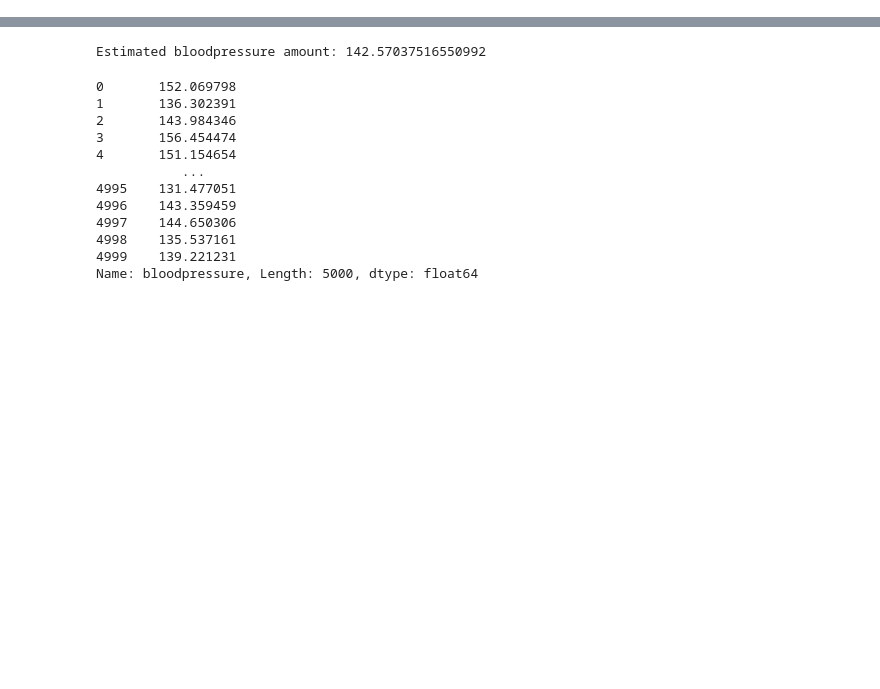
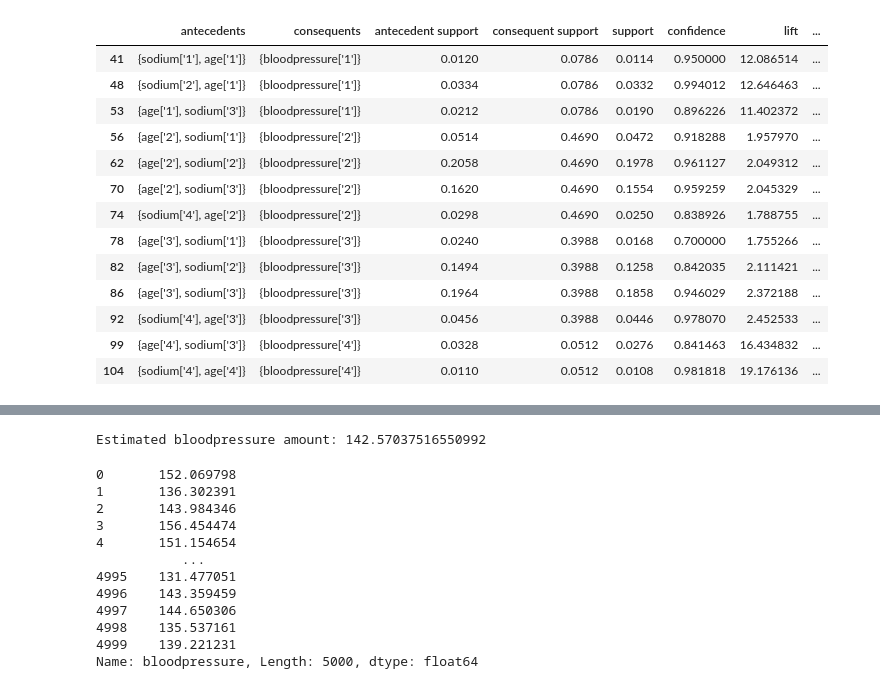
Before and after one commit to joseffaghihi/GenericCausalFuzzy, a Jupyter notebook: Generic_Fuzzy_.ipynb, the cells around one changed output, grey strips where cells are left out. Saved outputs shown, nothing was run; the diff lists cells and outputs as text; code cells hidden in the pictures; blank space fills up the shorter version.

```diff
--- a/Generic_Fuzzy_.ipynb
+++ b/Generic_Fuzzy_.ipynb
@@ -239,3 +249,20 @@ generic_fuzzy = GenericFuzzy(
+# %%
+generic_fuzzy.rules_with_elements[2]
+# %% [output]
+|  | antecedents | consequents | antecedent support | consequent support | support | confidence | lift | ... |
+| 41 | {sodium['1'], age['1']} | {bloodpressure['1']} | 0.0120 | 0.0786 | 0.0114 | 0.950000 | 12.086514 | ... |
+| 48 | {sodium['2'], age['1']} | {bloodpressure['1']} | 0.0334 | 0.0786 | 0.0332 | 0.994012 | 12.646463 | ... |
+| 53 | {age['1'], sodium['3']} | {bloodpressure['1']} | 0.0212 | 0.0786 | 0.0190 | 0.896226 | 11.402372 | ... |
+| 56 | {age['2'], sodium['1']} | {bloodpressure['2']} | 0.0514 | 0.4690 | 0.0472 | 0.918288 | 1.957970 | ... |
+| 62 | {age['2'], sodium['2']} | {bloodpressure['2']} | 0.2058 | 0.4690 | 0.1978 | 0.961127 | 2.049312 | ... |
+| 70 | {age['2'], sodium['3']} | {bloodpressure['2']} | 0.1620 | 0.4690 | 0.1554 | 0.959259 | 2.045329 | ... |
+| 74 | {sodium['4'], age['2']} | {bloodpressure['2']} | 0.0298 | 0.4690 | 0.0250 | 0.838926 | 1.788755 | ... |
+| 78 | {age['3'], sodium['1']} | {bloodpressure['3']} | 0.0240 | 0.3988 | 0.0168 | 0.700000 | 1.755266 | ... |
+| 82 | {age['3'], sodium['2']} | {bloodpressure['3']} | 0.1494 | 0.3988 | 0.1258 | 0.842035 | 2.111421 | ... |
+| 86 | {age['3'], sodium['3']} | {bloodpressure['3']} | 0.1964 | 0.3988 | 0.1858 | 0.946029 | 2.372188 | ... |
+| 92 | {sodium['4'], age['3']} | {bloodpressure['3']} | 0.0456 | 0.3988 | 0.0446 | 0.978070 | 2.452533 | ... |
+| 99 | {age['4'], sodium['3']} | {bloodpressure['4']} | 0.0328 | 0.0512 | 0.0276 | 0.841463 | 16.434832 | ... |
+| 104 | {sodium['4'], age['4']} | {bloodpressure['4']} | 0.0110 | 0.0512 | 0.0108 | 0.981818 | 19.176136 | ... |
 # %%
 # Extracting an example
 # antecedents = list(generic_fuzzy.rules_with_elements[6].iloc[0]['antecedents'])
```
Also changed, not shown: parts of 6 cells of this notebook.
